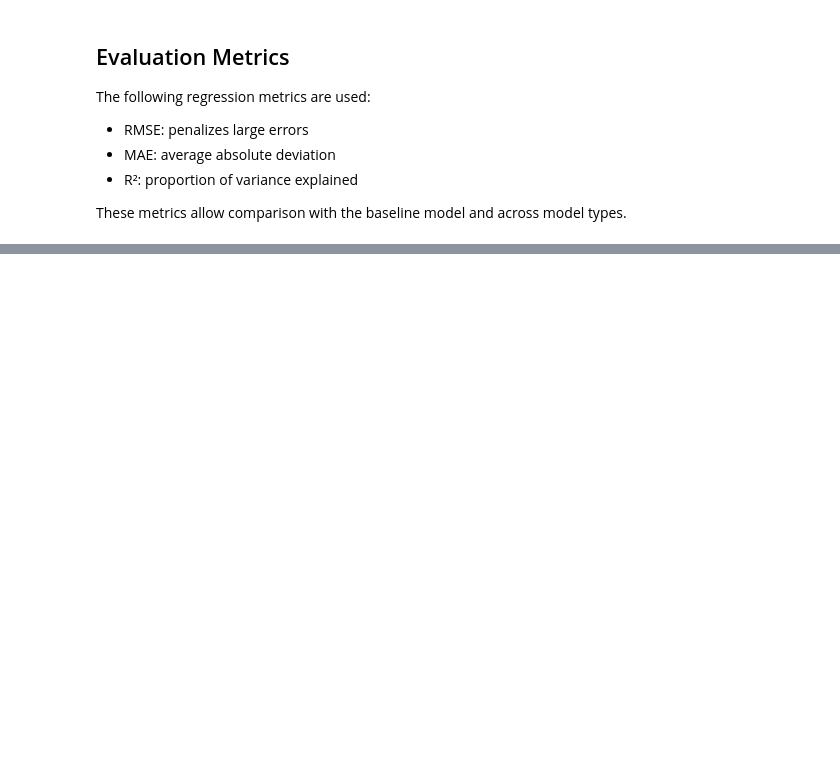
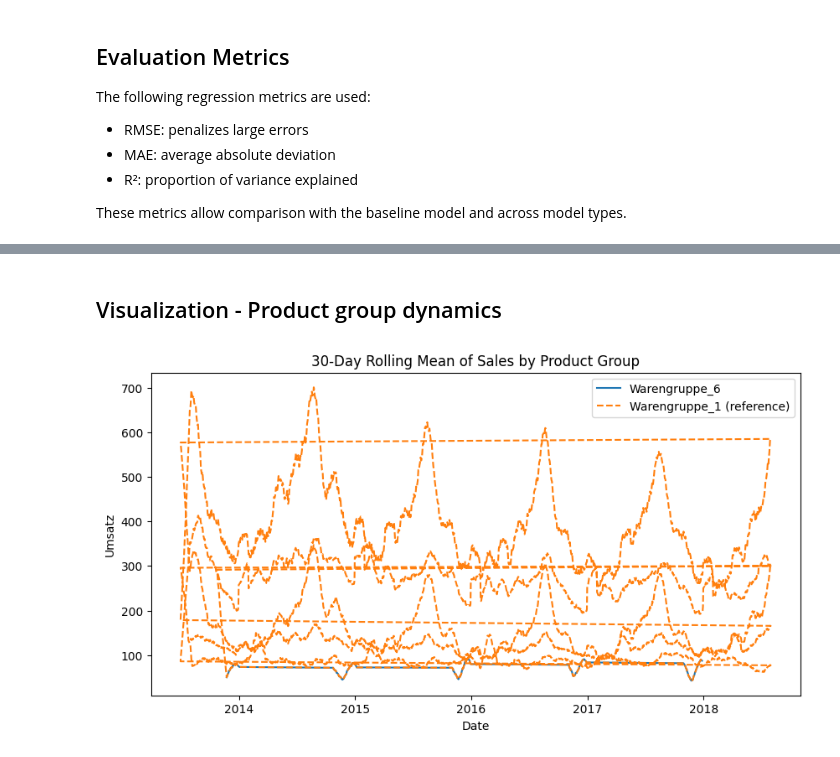
Before and after one commit to ChetnaLourembam/ML-DS, a Jupyter notebook: 3_Model/model_definition_evaluation.ipynb, the cells around one changed output, grey strips where cells are left out. Cells and saved outputs as stored; diff of their text form; code cells hidden in the pictures; blank space fills up the shorter version.

```diff
--- a/3_Model/model_definition_evaluation.ipynb
+++ b/3_Model/model_definition_evaluation.ipynb
@@ -112 +106,25 @@ KeyError: 'KiWo'
+# %%
+# Feature groups
+numeric_weather_cols = ["Temperatur", "Bewoelkung", "Windgeschwindigkeit"]
+numeric_time_cols = ["lag_1", "lag_7", "rolling_7"]
+categorical_numeric_cols = ["Wettercode"]
+binary_event_cols = ["KielerWoche", "is_weekend"]
+
+
+# Median imputation for continuous variables
+for col in numeric_weather_cols + numeric_time_cols:
+    if col in df.columns:
+        df[col] = df[col].fillna(df[col].median())
+
+
+# Mode imputation for categorical-numeric variables
+for col in categorical_numeric_cols:
+    if col in df.columns:
+        df[col] = df[col].fillna(df[col].mode()[0])
+
+
+# Binary flags: absence assumed
+for col in binary_event_cols:
+    if col in df.columns:
+        df[col] = df[col].fillna(0)
 # %% [markdown]
@@ -388,0 +270,19 @@ comparison
+# %% [markdown]
+## Visualization - Product group dynamics
+# %%
+plt.figure(figsize=(10, 5))
+for col in [c for c in df.columns if c.startswith("Warengruppe_")]:
+    subset = df[df[col] == 1]
+plt.plot(subset["Datum"], subset["Umsatz"].rolling(30).mean(), label=col)
+
+
+plt.plot(df["Datum"], df["Umsatz"].rolling(30).mean(), label="Warengruppe_1 (reference)", linestyle="--")
+
+
+plt.legend()
+plt.title("30-Day Rolling Mean of Sales by Product Group")
+plt.xlabel("Date")
+plt.ylabel("Umsatz")
+plt.show()
+# %% [output]
+[figure, added]
```
Also changed, not shown: parts of 39 cells of this notebook.
